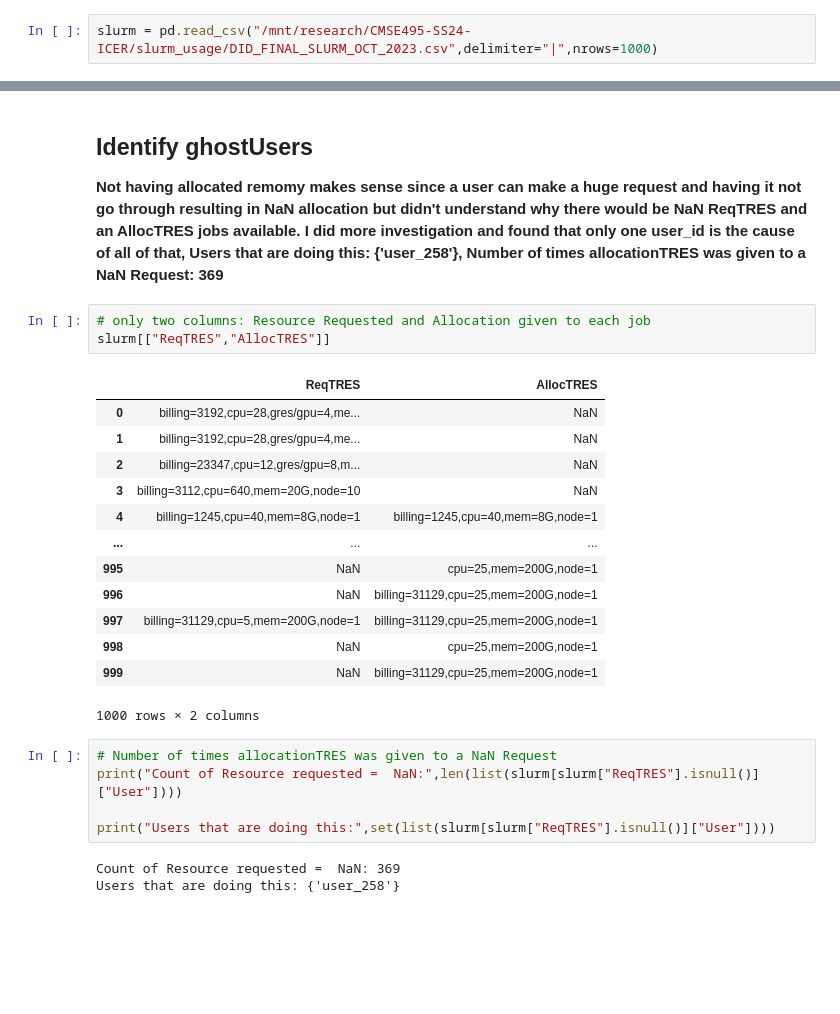
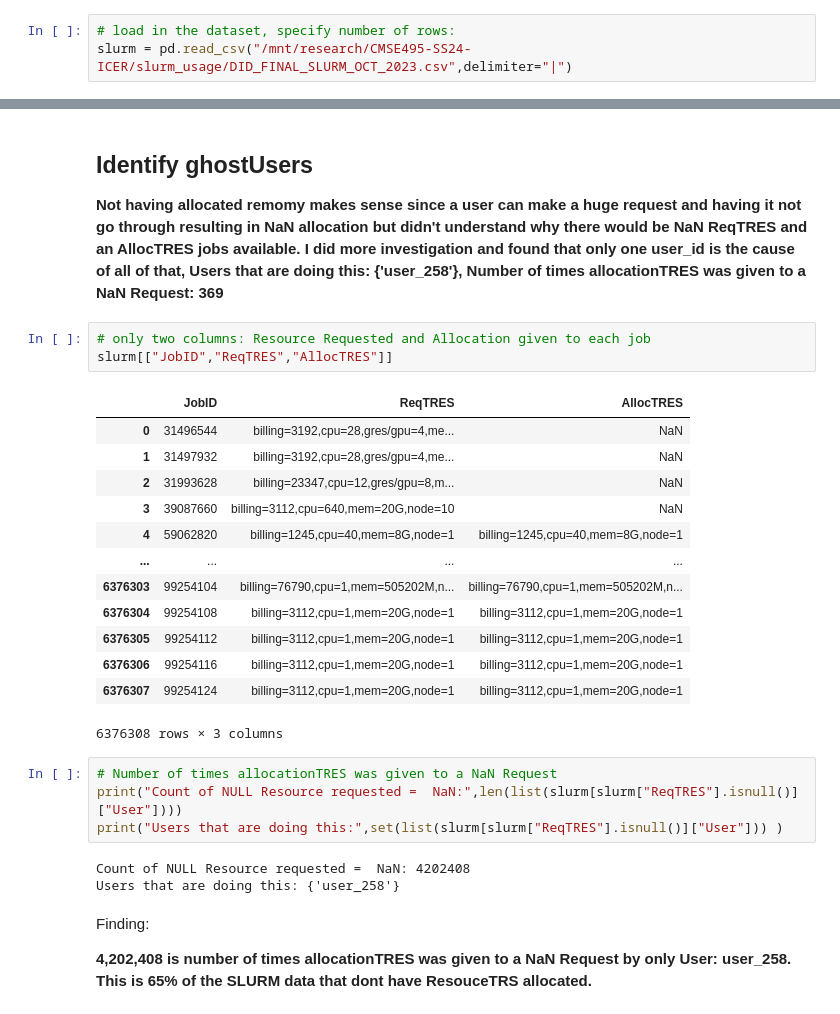
Before and after one commit to tairaeli/ICER_user_data_analytics, a Jupyter notebook: IdentifyingUnderutilizersSLURM.ipynb, the cells around one changed output, grey strips where cells are left out. Saved outputs shown, nothing was run; the diff lists cells and outputs as text; blank space fills up the shorter version.

```diff
--- a/IdentifyingUnderutilizersSLURM.ipynb
+++ b/IdentifyingUnderutilizersSLURM.ipynb
@@ -5,5 +5,6 @@ import numpy as np
 import seaborn as sns
 from sklearn.cluster import KMeans
 # %%
-slurm = pd.read_csv("/mnt/research/CMSE495-SS24-ICER/slurm_usage/DID_FINAL_SLURM_OCT_2023.csv",delimiter="|",nrows=1000)
+# load in the dataset, specify number of rows:
+slurm = pd.read_csv("/mnt/research/CMSE495-SS24-ICER/slurm_usage/DID_FINAL_SLURM_OCT_2023.csv",delimiter="|")
 # %%
@@ -41,29 +45,32 @@ and found that only one user_id is the cause of all of that, Users that are doin
 Number of times allocationTRES was given to a NaN Request: 369**
 # %%
 # only two columns: Resource Requested and Allocation given to each job
-slurm[["ReqTRES","AllocTRES"]]
+slurm[["JobID","ReqTRES","AllocTRES"]]
 # %% [output]
-|  | ReqTRES | AllocTRES |
-| 0 | billing=3192,cpu=28,gres/gpu=4,me... | NaN |
-| 1 | billing=3192,cpu=28,gres/gpu=4,me... | NaN |
-| 2 | billing=23347,cpu=12,gres/gpu=8,m... | NaN |
-| 3 | billing=3112,cpu=640,mem=20G,node=10 | NaN |
-| 4 | billing=1245,cpu=40,mem=8G,node=1 | billing=1245,cpu=40,mem=8G,node=1 |
-| ... | ... | ... |
-| 995 | NaN | cpu=25,mem=200G,node=1 |
-| 996 | NaN | billing=31129,cpu=25,mem=200G,node=1 |
-| 997 | billing=31129,cpu=5,mem=200G,node=1 | billing=31129,cpu=25,mem=200G,node=1 |
-| 998 | NaN | cpu=25,mem=200G,node=1 |
-| 999 | NaN | billing=31129,cpu=25,mem=200G,node=1 |
+|  | JobID | ReqTRES | AllocTRES |
+| 0 | 31496544 | billing=3192,cpu=28,gres/gpu=4,me... | NaN |
+| 1 | 31497932 | billing=3192,cpu=28,gres/gpu=4,me... | NaN |
+| 2 | 31993628 | billing=23347,cpu=12,gres/gpu=8,m... | NaN |
+| 3 | 39087660 | billing=3112,cpu=640,mem=20G,node=10 | NaN |
+| 4 | 59062820 | billing=1245,cpu=40,mem=8G,node=1 | billing=1245,cpu=40,mem=8G,node=1 |
+| ... | ... | ... | ... |
+| 6376303 | 99254104 | billing=76790,cpu=1,mem=505202M,n... | billing=76790,cpu=1,mem=505202M,n... |
+| 6376304 | 99254108 | billing=3112,cpu=1,mem=20G,node=1 | billing=3112,cpu=1,mem=20G,node=1 |
+| 6376305 | 99254112 | billing=3112,cpu=1,mem=20G,node=1 | billing=3112,cpu=1,mem=20G,node=1 |
+| 6376306 | 99254116 | billing=3112,cpu=1,mem=20G,node=1 | billing=3112,cpu=1,mem=20G,node=1 |
+| 6376307 | 99254124 | billing=3112,cpu=1,mem=20G,node=1 | billing=3112,cpu=1,mem=20G,node=1 |
-1000 rows × 2 columns
+6376308 rows × 3 columns
 # %%
 # Number of times allocationTRES was given to a NaN Request
-print("Count of Resource requested =  NaN:",len(list(slurm[slurm["ReqTRES"].isnull()]["User"])))
-
-print("Users that are doing this:",set(list(slurm[slurm["ReqTRES"].isnull()]["User"])))
+print("Count of NULL Resource requested =  NaN:",len(list(slurm[slurm["ReqTRES"].isnull()]["User"])))
+print("Users that are doing this:",set(list(slurm[slurm["ReqTRES"].isnull()]["User"])) )
 # %% [output]
-Count of Resource requested =  NaN: 369
+Count of NULL Resource requested =  NaN: 4202408
 Users that are doing this: {'user_258'}
+# %% [markdown]
+Finding:
+<!--  -->
+**4,202,408 is number of times allocationTRES was given to a NaN Request by only User: user_258. This is 65% of the SLURM data that dont have ResouceTRS allocated.**
 # %%
 # function to identify users that have AllocTRES populating without ReqTRES: NaN
 def identify_ghostUsers(data):
```
Also changed, not shown: parts of 8 cells of this notebook.
